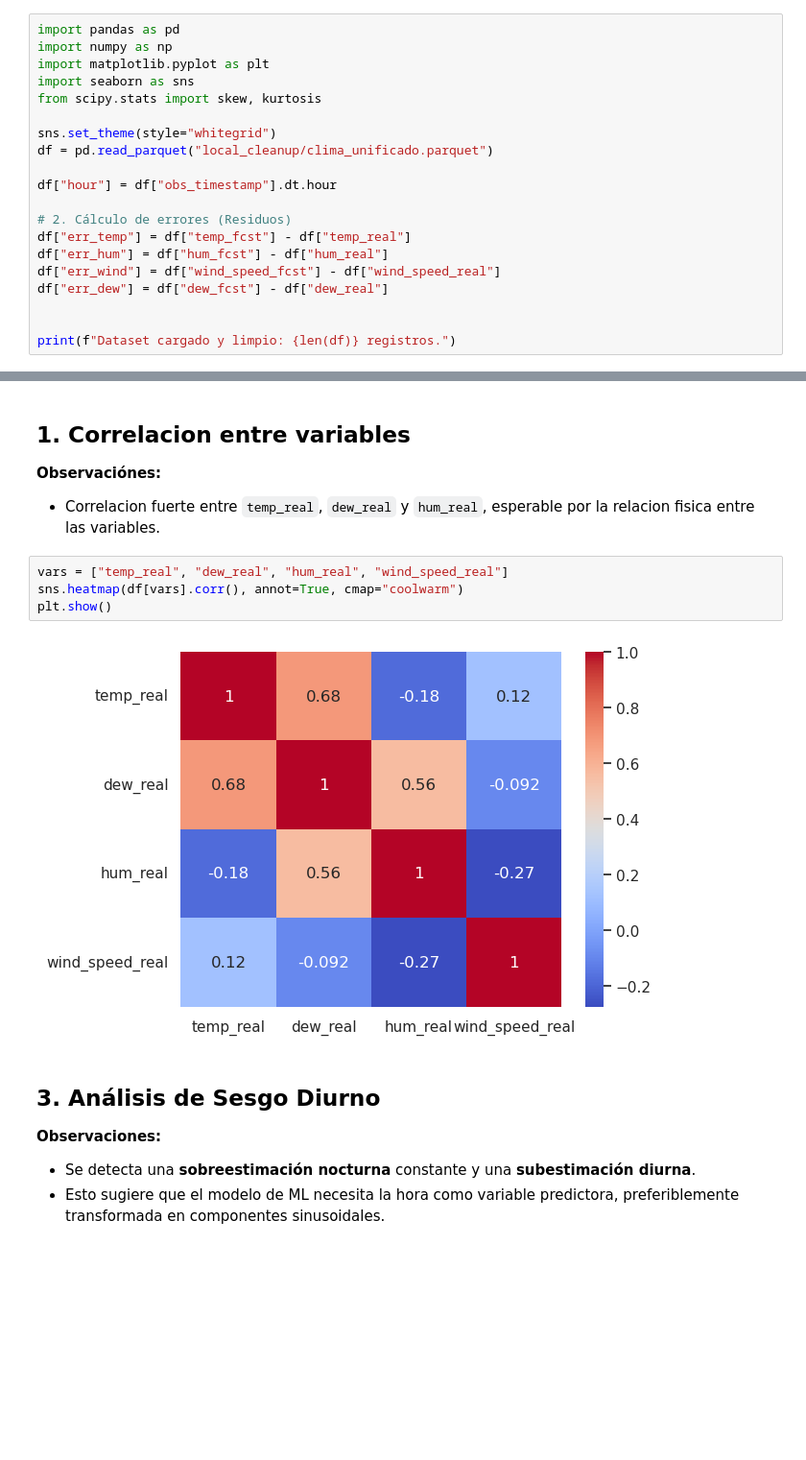
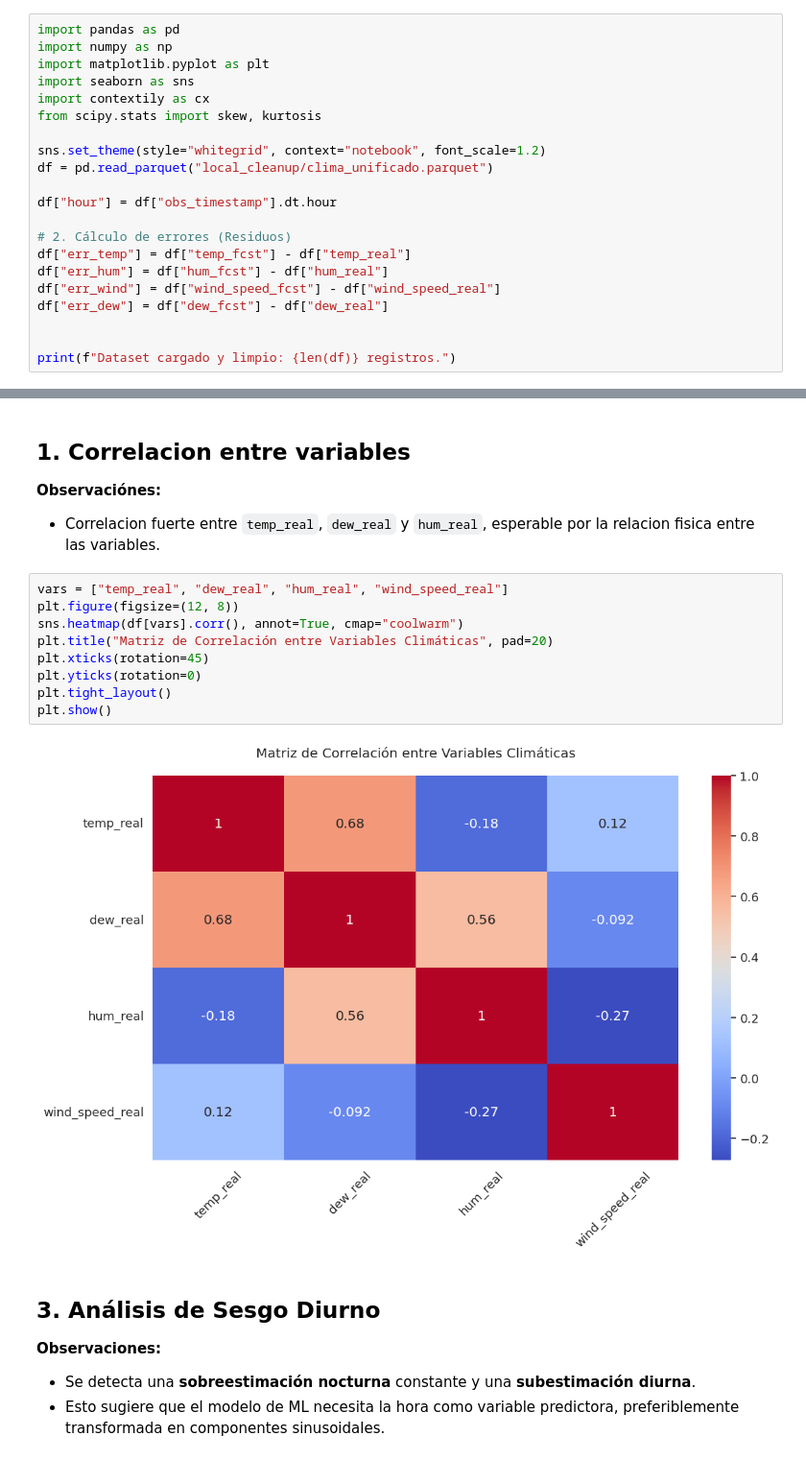
Before and after one commit to LuciaVazquez08/TallerAnalisisDatos, a Jupyter notebook: EDA_Final_Climatico.ipynb, the cells around one changed output, grey strips where cells are left out. Shown at 96% size. Cells and saved outputs as stored; diff of their text form; blank space fills up the shorter version.

Commit message:
EDA en html y mejoras al notebook

```diff
--- a/EDA_Final_Climatico.ipynb
+++ b/EDA_Final_Climatico.ipynb
@@ -7,9 +14,10 @@ import pandas as pd
 import numpy as np
 import matplotlib.pyplot as plt
 import seaborn as sns
+import contextily as cx
 from scipy.stats import skew, kurtosis
 
-sns.set_theme(style="whitegrid")
+sns.set_theme(style="whitegrid", context="notebook", font_scale=1.2)
 df = pd.read_parquet("local_cleanup/clima_unificado.parquet")
 
 df["hour"] = df["obs_timestamp"].dt.hour
@@ -32,10 +40,15 @@ Dataset cargado y limpio: 116854 registros.
 - Correlacion fuerte entre `temp_real`, `dew_real` y `hum_real`, esperable por la relacion fisica entre las variables.
 # %%
 vars = ["temp_real", "dew_real", "hum_real", "wind_speed_real"]
+plt.figure(figsize=(12, 8))
 sns.heatmap(df[vars].corr(), annot=True, cmap="coolwarm")
+plt.title("Matriz de Correlación entre Variables Climáticas", pad=20)
+plt.xticks(rotation=45)
+plt.yticks(rotation=0)
+plt.tight_layout()
 plt.show()
 # %% [output]
-[figure, old version]
+[figure, new version]
 # %% [markdown]
 ## 3. Análisis de Sesgo Diurno
 
```
Also changed, not shown: parts of 15 cells of this notebook, 1 other file.
